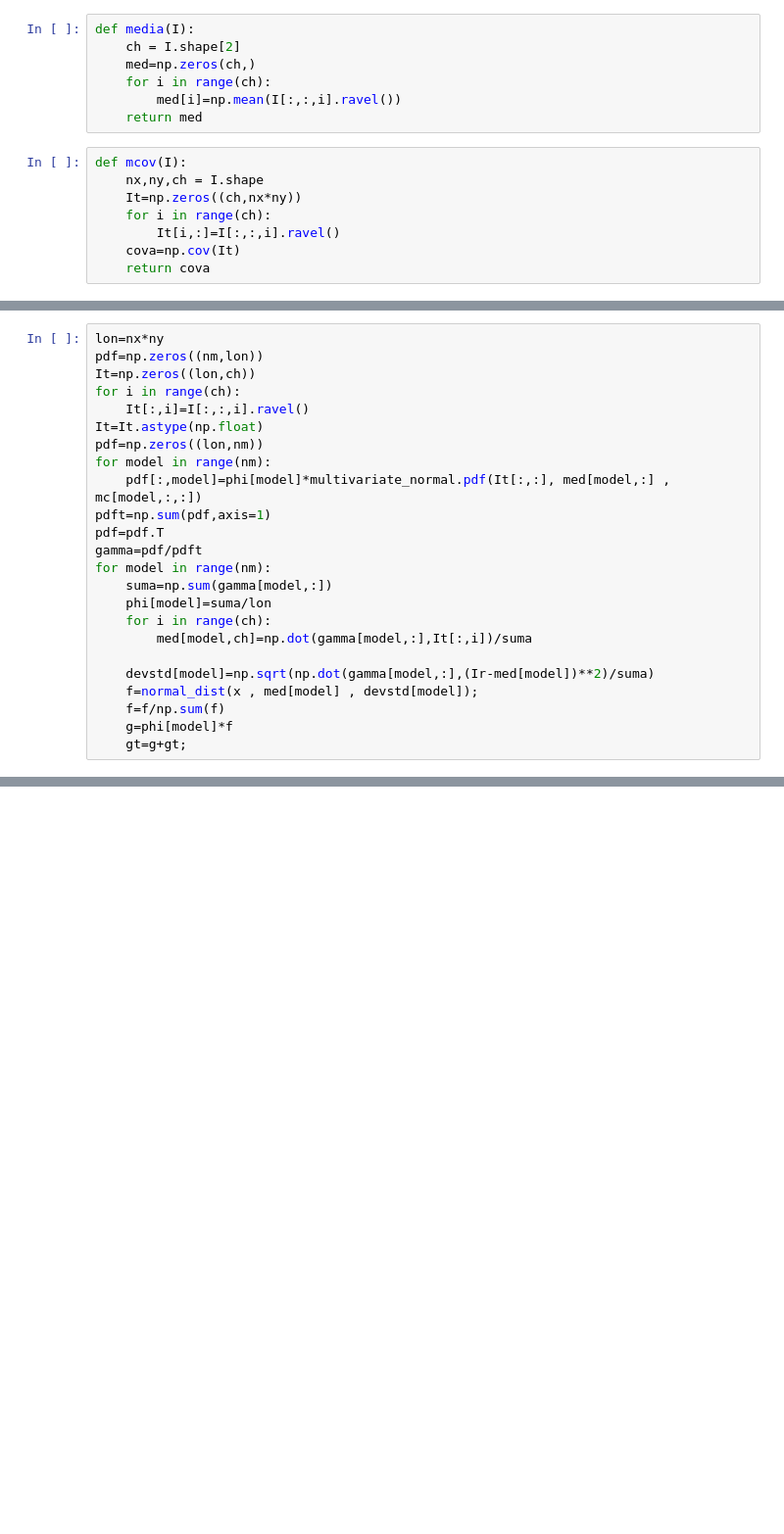
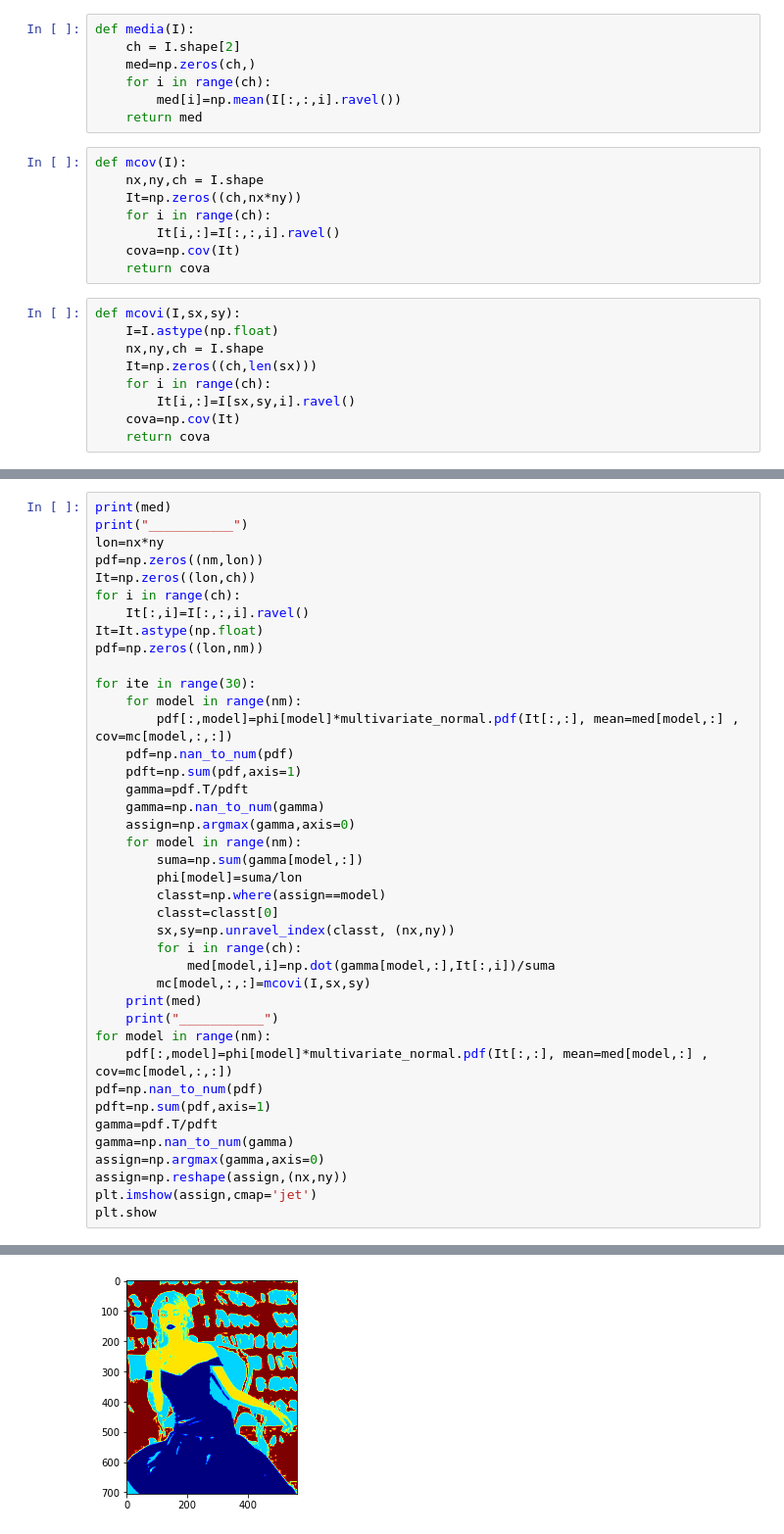
Before and after one commit to IgnacioArellano/Images_processing_using_python, a Jupyter notebook: GMM_color.ipynb, the cells around one changed output, grey strips where cells are left out. Shown: that part at 98% size. Saved outputs shown, nothing was run; the diff lists cells and outputs as text; blank space fills up the shorter version.

```diff
--- a/GMM_color.ipynb
+++ b/GMM_color.ipynb
@@ -20,4 +20,13 @@ def mcov(I):
         It[i,:]=I[:,:,i].ravel()
     cova=np.cov(It)
     return cova
+# %%
+def mcovi(I,sx,sy):
+    I=I.astype(np.float)
+    nx,ny,ch = I.shape
+    It=np.zeros((ch,len(sx)))
+    for i in range(ch):
+        It[i,:]=I[sx,sy,i].ravel()
+    cova=np.cov(It)
+    return cova
 # %%
@@ -51,4 +59,6 @@ for i in range(nm):
 # %%
+print(med)
+print("___________")
 lon=nx*ny
 pdf=np.zeros((nm,lon))
 It=np.zeros((lon,ch))
@@ -56,20 +66,34 @@ for i in range(ch):
     It[:,i]=I[:,:,i].ravel()
 It=It.astype(np.float)
 pdf=np.zeros((lon,nm))
+
+for ite in range(30):
+    for model in range(nm):
+        pdf[:,model]=phi[model]*multivariate_normal.pdf(It[:,:], mean=med[model,:] , cov=mc[model,:,:])
+    pdf=np.nan_to_num(pdf)
+    pdft=np.sum(pdf,axis=1)
+    gamma=pdf.T/pdft
+    gamma=np.nan_to_num(gamma)
+    assign=np.argmax(gamma,axis=0)
+    for model in range(nm):
+        suma=np.sum(gamma[model,:])
+        phi[model]=suma/lon
+        classt=np.where(assign==model)
+        classt=classt[0]
+        sx,sy=np.unravel_index(classt, (nx,ny))
+        for i in range(ch):
+            med[model,i]=np.dot(gamma[model,:],It[:,i])/suma
+        mc[model,:,:]=mcovi(I,sx,sy)
+    print(med)
+    print("___________")
 for model in range(nm):
-    pdf[:,model]=phi[model]*multivariate_normal.pdf(It[:,:], med[model,:] , mc[model,:,:])
+    pdf[:,model]=phi[model]*multivariate_normal.pdf(It[:,:], mean=med[model,:] , cov=mc[model,:,:])
+pdf=np.nan_to_num(pdf)
 pdft=np.sum(pdf,axis=1)
-pdf=pdf.T
-gamma=pdf/pdft
-for model in range(nm):
-    suma=np.sum(gamma[model,:])
-    phi[model]=suma/lon
-    for i in range(ch):
-        med[model,ch]=np.dot(gamma[model,:],It[:,i])/suma
-
-    devstd[model]=np.sqrt(np.dot(gamma[model,:],(Ir-med[model])**2)/suma)
-    f=normal_dist(x , med[model] , devstd[model]);
-    f=f/np.sum(f)
-    g=phi[model]*f
-    gt=g+gt;
+gamma=pdf.T/pdft
+gamma=np.nan_to_num(gamma)
+assign=np.argmax(gamma,axis=0)
+assign=np.reshape(assign,(nx,ny))
+plt.imshow(assign,cmap='jet')
+plt.show
 # %% [output]
@@ -76,0 +118 @@ for model in range(nm):
+[figure, added]
```
Also changed, not shown: parts of 8 cells of this notebook, 2 other files.
